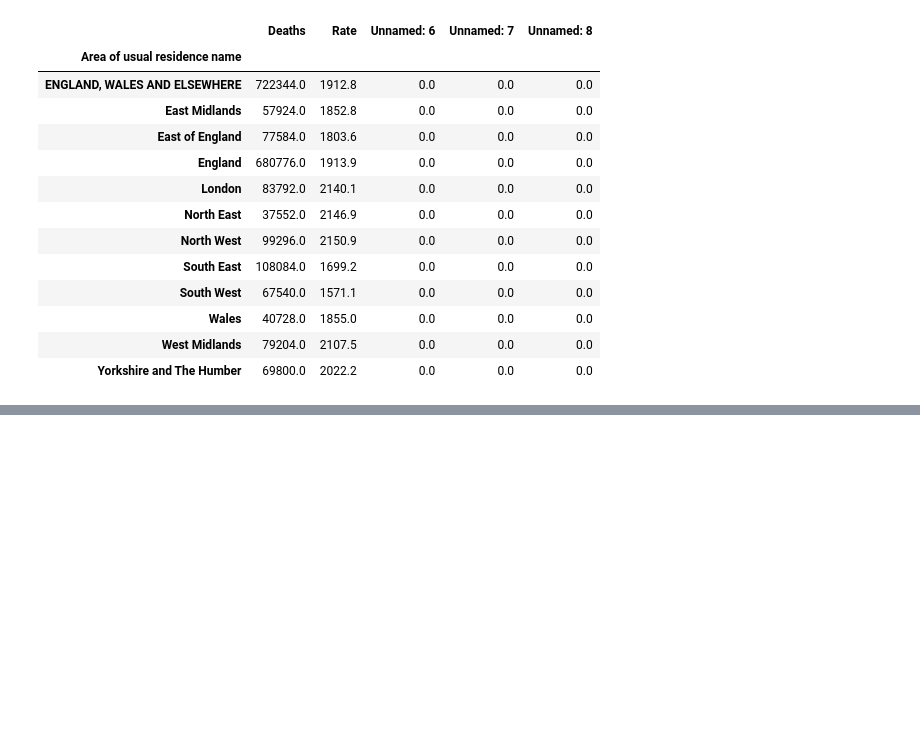
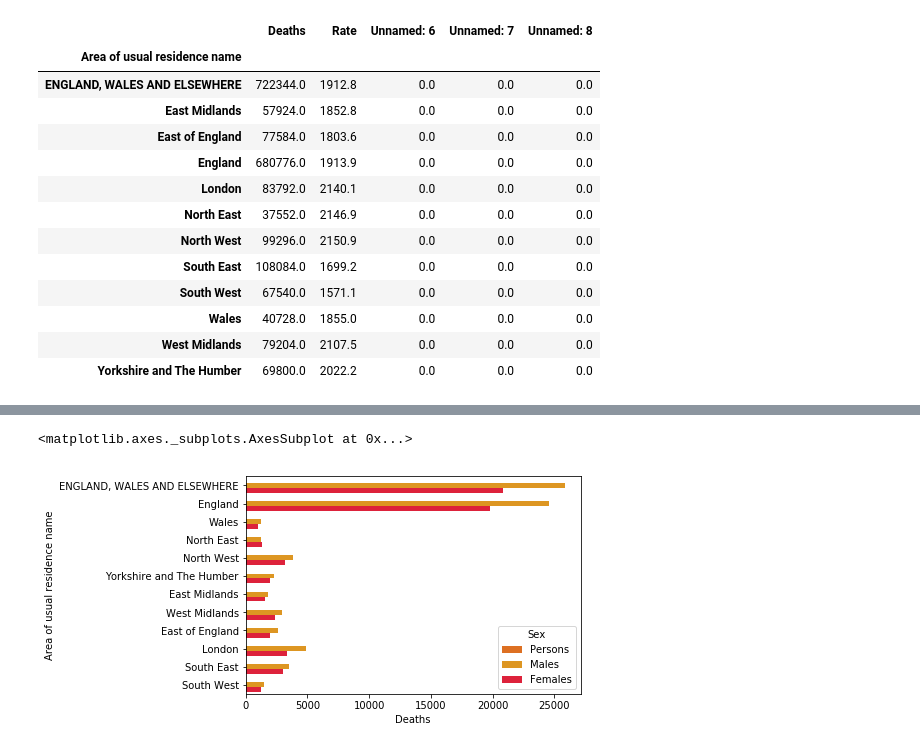
Before and after one commit to harjeetkalsi/Solirius-data-hackday, a Jupyter notebook: initial_analysis.ipynb, the cells around one changed output, grey strips where cells are left out. Saved outputs shown, nothing was run; the diff lists cells and outputs as text; code cells hidden in the pictures; blank space fills up the shorter version.

```diff
--- a/initial_analysis.ipynb
+++ b/initial_analysis.ipynb
@@ -135,0 +163,7 @@ NameError: name 'sns' is not defined
+# %%
+colors = ["#fc6b03", "#fc9d03", "#fc0324"]
+sns.set_palette(colors)
+sns.barplot(x="Deaths", y="Area of usual residence name", data=dataset_without_person, hue = dataset['Sex'], ci = None)
+# %% [output]
+<matplotlib.axes._subplots.AxesSubplot at 0x...>
+[figure, added]
```
Also changed, not shown: parts of 15 cells of this notebook, 6 other files.
